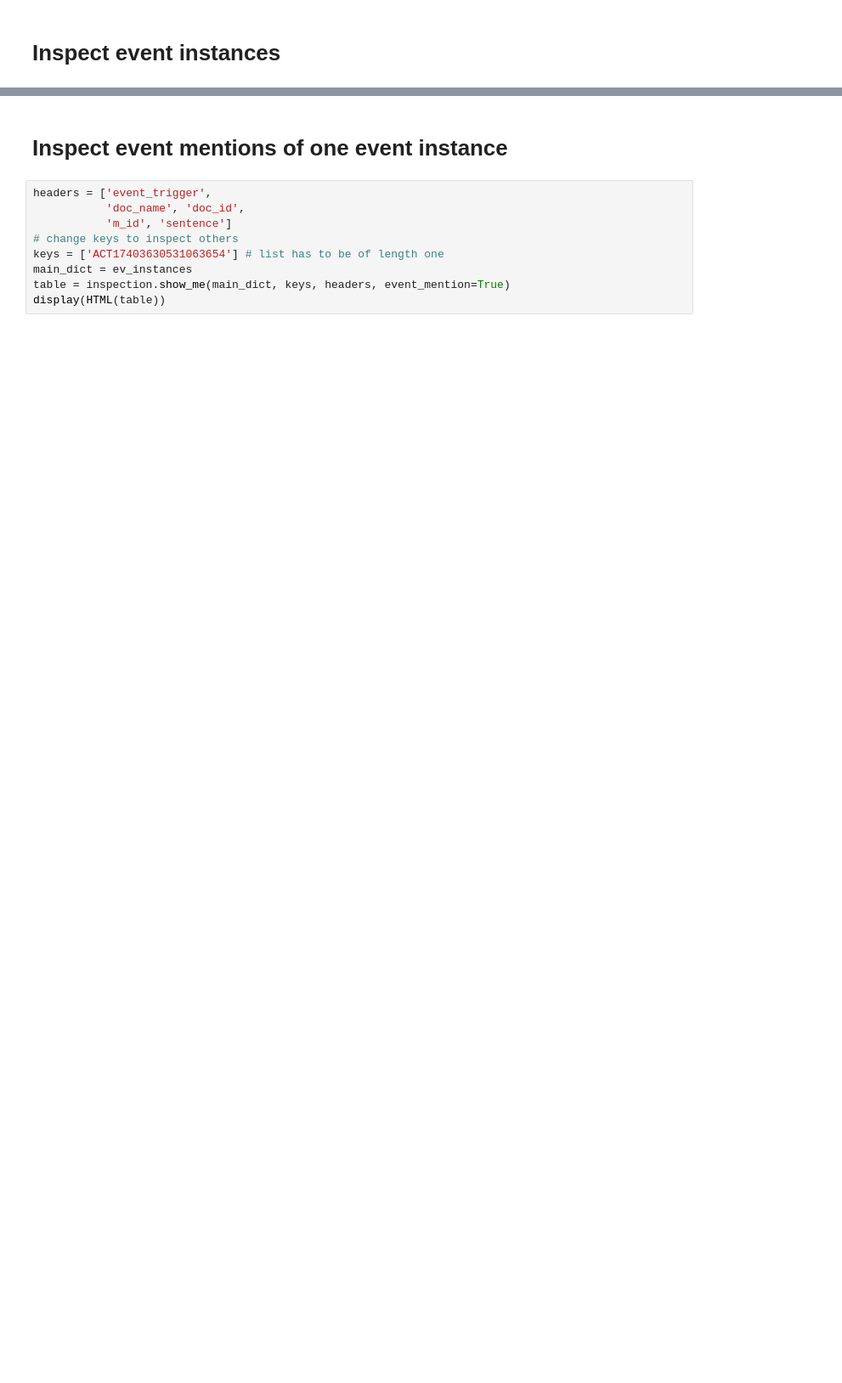
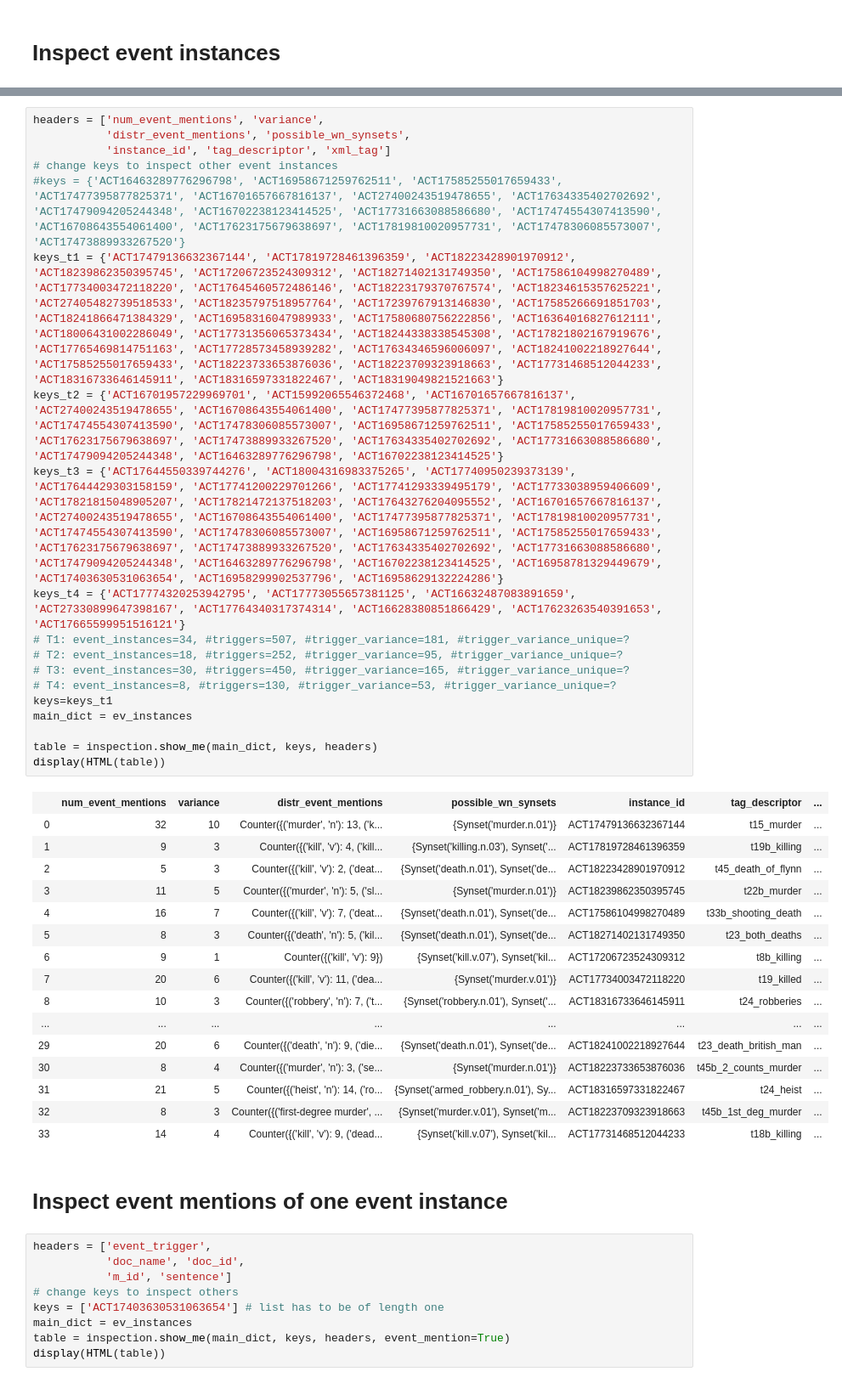
Before and after one commit to cltl/ECB-parser, a Jupyter notebook: Inspect ECB(+).ipynb, the cells around one changed output, grey strips where cells are left out. Shown at 85% size. Drawn from its saved outputs; the diff is of its cells as text; blank space fills up the shorter version.

```diff
--- a/Inspect ECB(+).ipynb
+++ b/Inspect ECB(+).ipynb
@@ -65,3 +39,39 @@ display(HTML(table))
+# %%
+headers = ['num_event_mentions', 'variance',
+           'distr_event_mentions', 'possible_wn_synsets',
+           'instance_id', 'tag_descriptor', 'xml_tag']
+# change keys to inspect other event instances
+#keys = {'ACT16463289776296798', 'ACT16958671259762511', 'ACT17585255017659433', 'ACT17477395877825371', 'ACT16701657667816137', 'ACT27400243519478655', 'ACT17634335402702692', 'ACT17479094205244348', 'ACT16702238123414525', 'ACT17731663088586680', 'ACT17474554307413590', 'ACT16708643554061400', 'ACT17623175679638697', 'ACT17819810020957731', 'ACT17478306085573007', 'ACT17473889933267520'}
+keys_t1 = {'ACT17479136632367144', 'ACT17819728461396359', 'ACT18223428901970912', 'ACT18239862350395745', 'ACT17206723524309312', 'ACT18271402131749350', 'ACT17586104998270489', 'ACT17734003472118220', 'ACT17645460572486146', 'ACT18223179370767574', 'ACT18234615357625221', 'ACT27405482739518533', 'ACT18235797518957764', 'ACT17239767913146830', 'ACT17585266691851703', 'ACT18241866471384329', 'ACT16958316047989933', 'ACT17580680756222856', 'ACT16364016827612111', 'ACT18006431002286049', 'ACT17731356065373434', 'ACT18244338338545308', 'ACT17821802167919676', 'ACT17765469814751163', 'ACT17728573458939282', 'ACT17634346596006097', 'ACT18241002218927644', 'ACT17585255017659433', 'ACT18223733653876036', 'ACT18223709323918663', 'ACT17731468512044233', 'ACT18316733646145911', 'ACT18316597331822467', 'ACT18319049821521663'}
+keys_t2 = {'ACT16701957229969701', 'ACT15992065546372468', 'ACT16701657667816137', 'ACT27400243519478655', 'ACT16708643554061400', 'ACT17477395877825371', 'ACT17819810020957731', 'ACT17474554307413590', 'ACT17478306085573007', 'ACT16958671259762511', 'ACT17585255017659433', 'ACT17623175679638697', 'ACT17473889933267520', 'ACT17634335402702692', 'ACT17731663088586680', 'ACT17479094205244348', 'ACT16463289776296798', 'ACT16702238123414525'}
+keys_t3 = {'ACT17644550339744276', 'ACT18004316983375265', 'ACT17740950239373139', 'ACT17644429303158159', 'ACT17741200229701266', 'ACT17741293339495179', 'ACT17733038959406609', 'ACT17821815048905207', 'ACT17821472137518203', 'ACT17643276204095552', 'ACT16701657667816137', 'ACT27400243519478655', 'ACT16708643554061400', 'ACT17477395877825371', 'ACT17819810020957731', 'ACT17474554307413590', 'ACT17478306085573007', 'ACT16958671259762511', 'ACT17585255017659433', 'ACT17623175679638697', 'ACT17473889933267520', 'ACT17634335402702692', 'ACT17731663088586680', 'ACT17479094205244348', 'ACT16463289776296798', 'ACT16702238123414525', 'ACT16958781329449679', 'ACT17403630531063654', 'ACT16958299902537796', 'ACT16958629132224286'}
+keys_t4 = {'ACT17774320253942795', 'ACT17773055657381125', 'ACT16632487083891659', 'ACT27330899647398167', 'ACT17764340317374314', 'ACT16628380851866429', 'ACT17623263540391653', 'ACT17665599951516121'}
+# T1: event_instances=34, #triggers=507, #trigger_variance=181, #trigger_variance_unique=?
+# T2: event_instances=18, #triggers=252, #trigger_variance=95, #trigger_variance_unique=?
+# T3: event_instances=30, #triggers=450, #trigger_variance=165, #trigger_variance_unique=?
+# T4: event_instances=8, #triggers=130, #trigger_variance=53, #trigger_variance_unique=?
+keys=keys_t1
+main_dict = ev_instances
+
+table = inspection.show_me(main_dict, keys, headers)
+display(HTML(table))
+# %% [output]
+|  | num_event_mentions | variance | distr_event_mentions | possible_wn_synsets | instance_id | tag_descriptor | ... |
+| 0 | 32 | 10 | Counter({('murder', 'n'): 13, ('k... | {Synset('murder.n.01')} | ACT17479136632367144 | t15_murder | ... |
+| 1 | 9 | 3 | Counter({('kill', 'v'): 4, ('kill... | {Synset('killing.n.03'), Synset('... | ACT17819728461396359 | t19b_killing | ... |
+| 2 | 5 | 3 | Counter({('kill', 'v'): 2, ('deat... | {Synset('death.n.01'), Synset('de... | ACT18223428901970912 | t45_death_of_flynn | ... |
+| 3 | 11 | 5 | Counter({('murder', 'n'): 5, ('sl... | {Synset('murder.n.01')} | ACT18239862350395745 | t22b_murder | ... |
+| 4 | 16 | 7 | Counter({('kill', 'v'): 7, ('deat... | {Synset('death.n.01'), Synset('de... | ACT17586104998270489 | t33b_shooting_death | ... |
+| 5 | 8 | 3 | Counter({('death', 'n'): 5, ('kil... | {Synset('death.n.01'), Synset('de... | ACT18271402131749350 | t23_both_deaths | ... |
+| 6 | 9 | 1 | Counter({('kill', 'v'): 9}) | {Synset('kill.v.07'), Synset('kil... | ACT17206723524309312 | t8b_killing | ... |
+| 7 | 20 | 6 | Counter({('kill', 'v'): 11, ('dea... | {Synset('murder.v.01')} | ACT17734003472118220 | t19_killed | ... |
+| 8 | 10 | 3 | Counter({('robbery', 'n'): 7, ('t... | {Synset('robbery.n.01'), Synset('... | ACT18316733646145911 | t24_robberies | ... |
+| ... | ... | ... | ... | ... | ... | ... | ... |
+| 29 | 20 | 6 | Counter({('death', 'n'): 9, ('die... | {Synset('death.n.01'), Synset('de... | ACT18241002218927644 | t23_death_british_man | ... |
+| 30 | 8 | 4 | Counter({('murder', 'n'): 3, ('se... | {Synset('murder.n.01')} | ACT18223733653876036 | t45b_2_counts_murder | ... |
+| 31 | 21 | 5 | Counter({('heist', 'n'): 14, ('ro... | {Synset('armed_robbery.n.01'), Sy... | ACT18316597331822467 | t24_heist | ... |
+| 32 | 8 | 3 | Counter({('first-degree murder', ... | {Synset('murder.v.01'), Synset('m... | ACT18223709323918663 | t45b_1st_deg_murder | ... |
+| 33 | 14 | 4 | Counter({('kill', 'v'): 9, ('dead... | {Synset('kill.v.07'), Synset('kil... | ACT17731468512044233 | t18b_killing | ... |
 # %% [markdown]
 # Inspect event mentions of one event instance
 # %%
```
Also changed, not shown: parts of 3 cells of this notebook.
